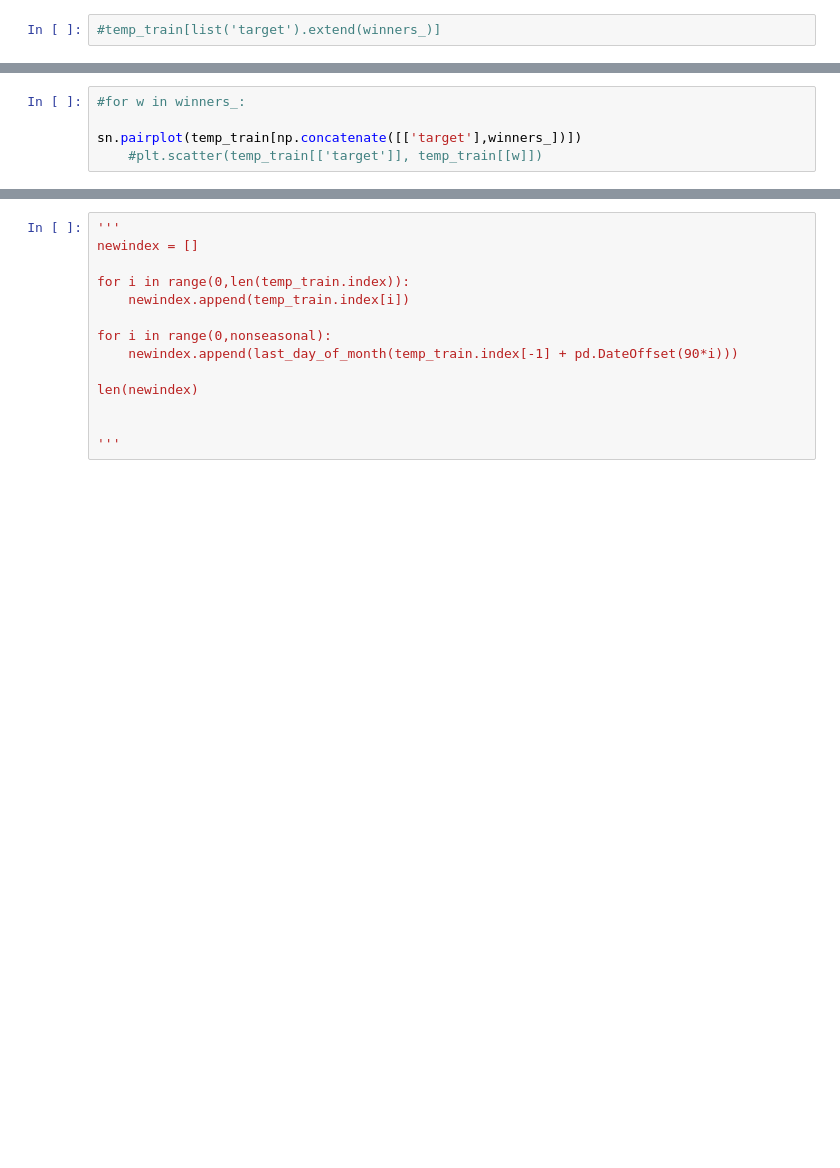
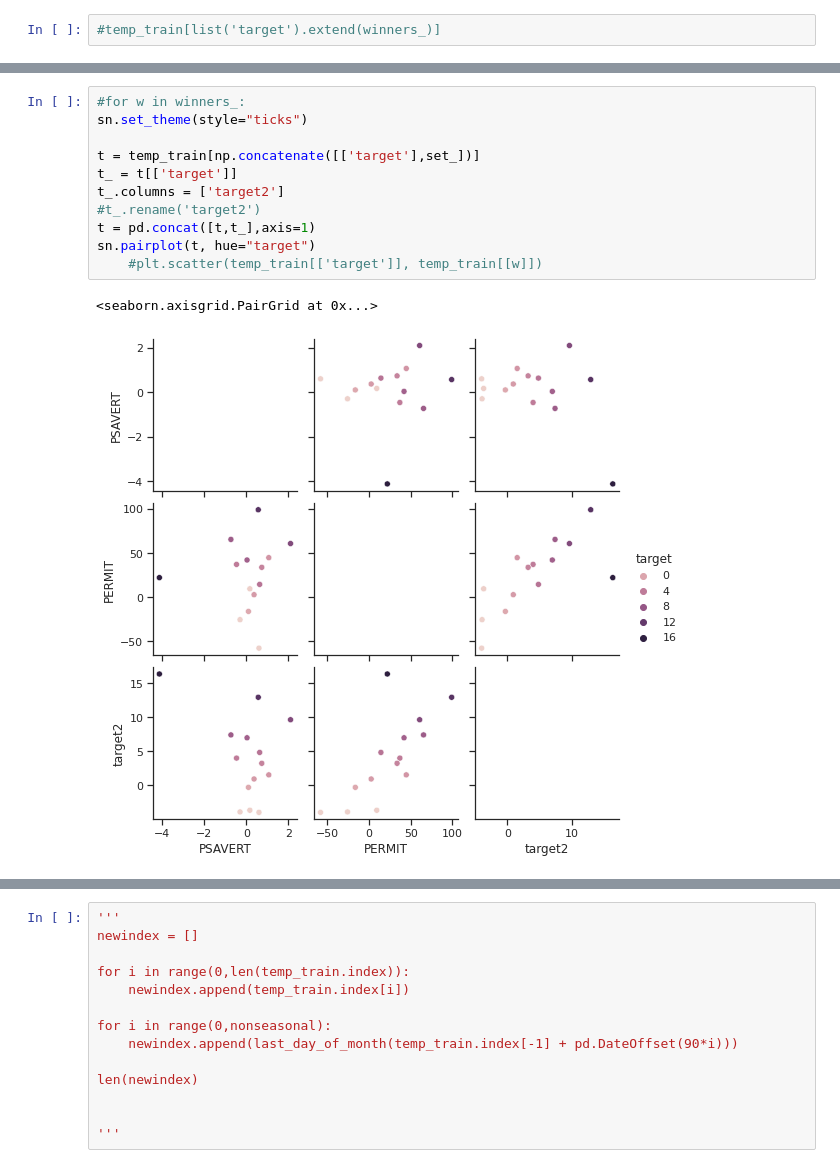
Before and after one commit to thistleknot/py_sock_par, a Jupyter notebook: Fred Analysis.ipynb, the cells around one changed output, grey strips where cells are left out. Saved outputs shown, nothing was run; the diff lists cells and outputs as text; blank space fills up the shorter version.

```diff
--- a/Fred Analysis.ipynb
+++ b/Fred Analysis.ipynb
@@ -909,8 +944,17 @@ for w in winners_:
 # %%
 #for w in winners_:
+sn.set_theme(style="ticks")
 
-sn.pairplot(temp_train[np.concatenate([['target'],winners_])])
+t = temp_train[np.concatenate([['target'],set_])]
+t_ = t[['target']]
+t_.columns = ['target2']
+#t_.rename('target2')
+t = pd.concat([t,t_],axis=1)
+sn.pairplot(t, hue="target")
     #plt.scatter(temp_train[['target']], temp_train[[w]])
+# %% [output]
+<seaborn.axisgrid.PairGrid at 0x...>
+[figure, added]
 # %%
 seasonal = inverses[0][1]
 print(seasonal)
```
Also changed, not shown: parts of 18 cells of this notebook.
